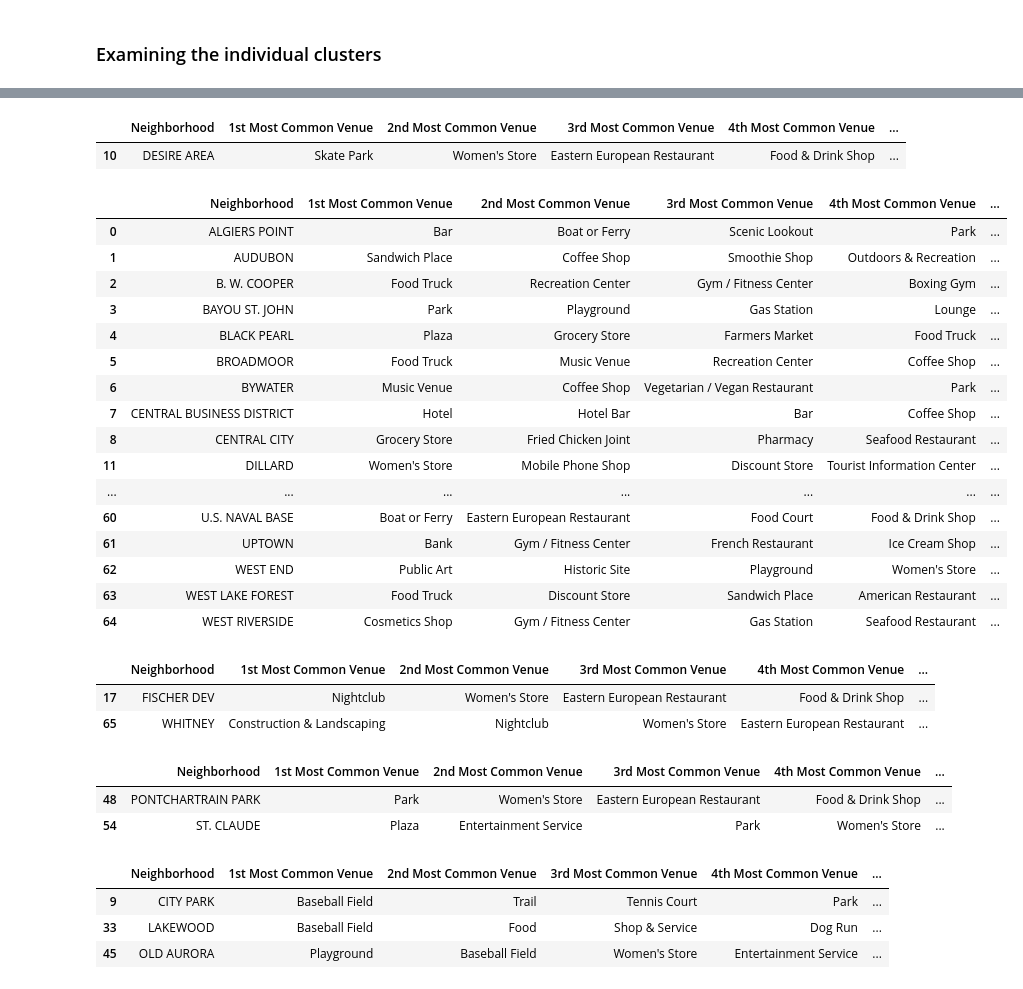
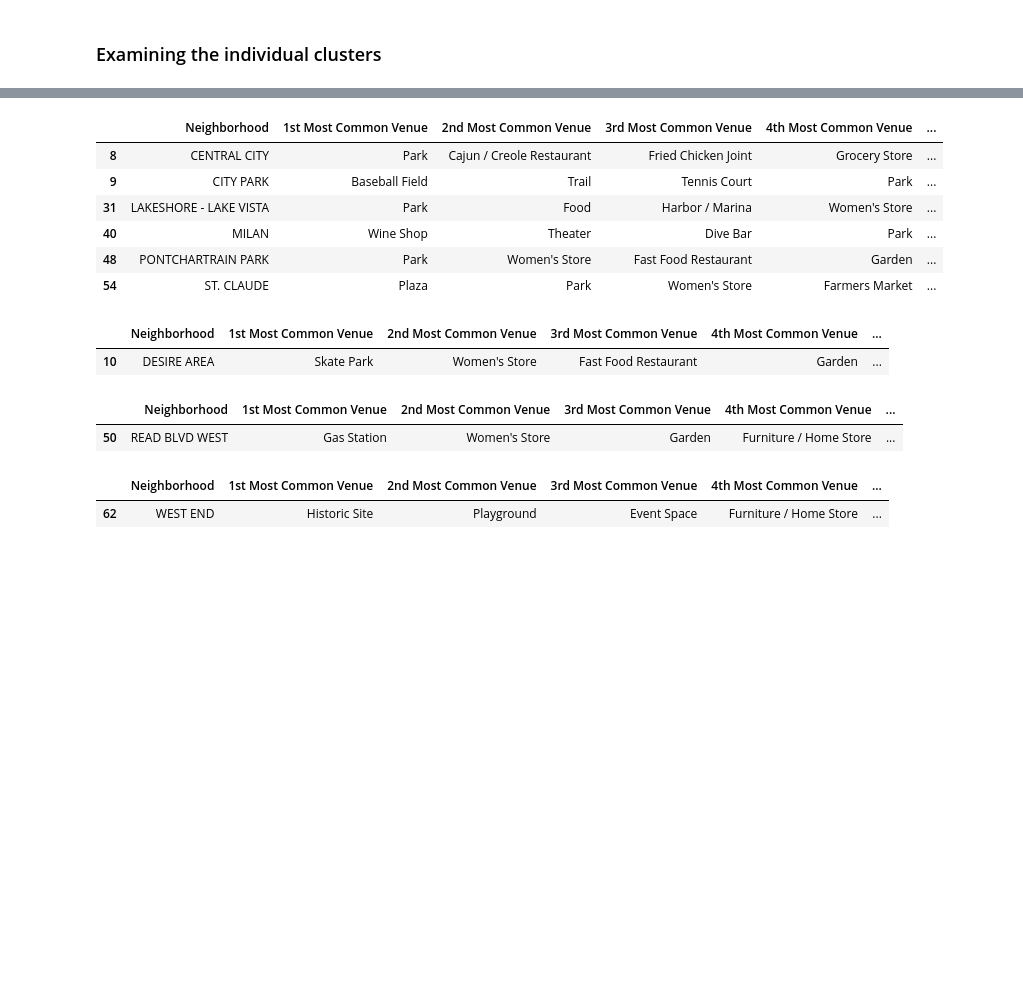
Before and after one commit to iakerber/Coursera_Capstone, a Jupyter notebook: Coursera_Capstone.ipynb, the cells around one changed output, grey strips where cells are left out. Saved outputs shown, nothing was run; the diff lists cells and outputs as text; code cells hidden in the pictures; blank space fills up the shorter version.

```diff
--- a/Coursera_Capstone.ipynb
+++ b/Coursera_Capstone.ipynb
@@ -437,7 +437,7 @@ neighborhoods_venues_sorted.head()
 # %%
 #clustering the neighbourhoods
 # set number of clusters
-kclusters = 5
+kclusters = 7
 
 newOrleans_grouped_clustering = newOrleans_grouped.drop('Neighborhood', 1)
 
@@ -528,54 +566,33 @@ map_clusters
+# %%
+#Examining the individual clusters
+#Cluster 3 -- Part cluster in center midtown, and part out at the big lake. Recreation area, tourists plus local Sunday visitors. Could use a different ethnic restaurant to complement what exists. Would be plenty of demand I think.
+newOrleans_merged.loc[newOrleans_merged['Cluster Labels'] == 3, newOrleans_merged.columns[[0] + list(range(4, newOrleans_merged.shape[1]))]]
+# %% [output]
+|  | Neighborhood | 1st Most Common Venue | 2nd Most Common Venue | 3rd Most Common Venue | 4th Most Common Venue | ... |
+| 8 | CENTRAL CITY | Park | Cajun / Creole Restaurant | Fried Chicken Joint | Grocery Store | ... |
+| 9 | CITY PARK | Baseball Field | Trail | Tennis Court | Park | ... |
+| 31 | LAKESHORE - LAKE VISTA | Park | Food | Harbor / Marina | Women's Store | ... |
+| 40 | MILAN | Wine Shop | Theater | Dive Bar | Park | ... |
+| 48 | PONTCHARTRAIN PARK | Park | Women's Store | Fast Food Restaurant | Garden | ... |
+| 54 | ST. CLAUDE | Plaza | Park | Women's Store | Farmers Market | ... |
 # %%
 #Examining the individual clusters
-#Cluster 0 --
-newOrleans_merged.loc[newOrleans_merged['Cluster Labels'] == 0, newOrleans_merged.columns[[0] + list(range(4, newOrleans_merged.shape[1]))]]
+#Cluster 4 -- Lone Desire area on outskirts of New Orleans. Perhaps lower class residents, because lots of fast food, food trucks. Maybe needs a couple of affordable family restaurants.
+newOrleans_merged.loc[newOrleans_merged['Cluster Labels'] == 4, newOrleans_merged.columns[[0] + list(range(4, newOrleans_merged.shape[1]))]]
 # %% [output]
 |  | Neighborhood | 1st Most Common Venue | 2nd Most Common Venue | 3rd Most Common Venue | 4th Most Common Venue | ... |
-| 10 | DESIRE AREA | Skate Park | Women's Store | Eastern European Restaurant | Food & Drink Shop | ... |
+| 10 | DESIRE AREA | Skate Park | Women's Store | Fast Food Restaurant | Garden | ... |
+# %%
+#Examining the individual clusters
+#Cluster 5 -- Lone neighborhood on east side of New Orleans, near the highway to out of town. Probably residential, lower middle class. Gas station main venue -- for transient traffic. Could use a family restaurant.
+newOrleans_merged.loc[newOrleans_merged['Cluster Labels'] == 5, newOrleans_merged.columns[[0] + list(range(4, newOrleans_merged.shape[1]))]]
+# %% [output]
+|  | Neighborhood | 1st Most Common Venue | 2nd Most Common Venue | 3rd Most Common Venue | 4th Most Common Venue | ... |
+| 50 | READ BLVD WEST | Gas Station | Women's Store | Garden | Furniture / Home Store | ... |
 # %%
 #Examining the individual clusters
-#Cluster 1 --
-newOrleans_merged.loc[newOrleans_merged['Cluster Labels'] == 1, newOrleans_merged.columns[[0] + list(range(4, newOrleans_merged.shape[1]))]]
+#Cluster 6 -- Between town and lake. Historic site, event space for special concerts or such. Must experience many out-of-towners. French restaurant is the only one. Could use another local/
+newOrleans_merged.loc[newOrleans_merged['Cluster Labels'] == 6, newOrleans_merged.columns[[0] + list(range(4, newOrleans_merged.shape[1]))]]
 # %% [output]
 |  | Neighborhood | 1st Most Common Venue | 2nd Most Common Venue | 3rd Most Common Venue | 4th Most Common Venue | ... |
-| 0 | ALGIERS POINT | Bar | Boat or Ferry | Scenic Lookout | Park | ... |
-| 1 | AUDUBON | Sandwich Place | Coffee Shop | Smoothie Shop | Outdoors & Recreation | ... |
-| 2 | B. W. COOPER | Food Truck | Recreation Center | Gym / Fitness Center | Boxing Gym | ... |
-| 3 | BAYOU ST. JOHN | Park | Playground | Gas Station | Lounge | ... |
-| 4 | BLACK PEARL | Plaza | Grocery Store | Farmers Market | Food Truck | ... |
-| 5 | BROADMOOR | Food Truck | Music Venue | Recreation Center | Coffee Shop | ... |
-| 6 | BYWATER | Music Venue | Coffee Shop | Vegetarian / Vegan Restaurant | Park | ... |
-| 7 | CENTRAL BUSINESS DISTRICT | Hotel | Hotel Bar | Bar | Coffee Shop | ... |
-| 8 | CENTRAL CITY | Grocery Store | Fried Chicken Joint | Pharmacy | Seafood Restaurant | ... |
-| 11 | DILLARD | Women's Store | Mobile Phone Shop | Discount Store | Tourist Information Center | ... |
-| ... | ... | ... | ... | ... | ... | ... |
-| 60 | U.S. NAVAL BASE | Boat or Ferry | Eastern European Restaurant | Food Court | Food & Drink Shop | ... |
-| 61 | UPTOWN | Bank | Gym / Fitness Center | French Restaurant | Ice Cream Shop | ... |
-| 62 | WEST END | Public Art | Historic Site | Playground | Women's Store | ... |
-| 63 | WEST LAKE FOREST | Food Truck | Discount Store | Sandwich Place | American Restaurant | ... |
-| 64 | WEST RIVERSIDE | Cosmetics Shop | Gym / Fitness Center | Gas Station | Seafood Restaurant | ... |
+| 62 | WEST END | Historic Site | Playground | Event Space | Furniture / Home Store | ... |
-# %%
-#Examining the individual clusters
-#Cluster 2 --
-newOrleans_merged.loc[newOrleans_merged['Cluster Labels'] == 2, newOrleans_merged.columns[[0] + list(range(4, newOrleans_merged.shape[1]))]]
-# %% [output]
-|  | Neighborhood | 1st Most Common Venue | 2nd Most Common Venue | 3rd Most Common Venue | 4th Most Common Venue | ... |
-| 17 | FISCHER DEV | Nightclub | Women's Store | Eastern European Restaurant | Food & Drink Shop | ... |
-| 65 | WHITNEY | Construction & Landscaping | Nightclub | Women's Store | Eastern European Restaurant | ... |
-# %%
-#Examining the individual clusters
-#Cluster 3 --
-newOrleans_merged.loc[newOrleans_merged['Cluster Labels'] == 3, newOrleans_merged.columns[[0] + list(range(4, newOrleans_merged.shape[1]))]]
-# %% [output]
-|  | Neighborhood | 1st Most Common Venue | 2nd Most Common Venue | 3rd Most Common Venue | 4th Most Common Venue | ... |
-| 48 | PONTCHARTRAIN PARK | Park | Women's Store | Eastern European Restaurant | Food & Drink Shop | ... |
-| 54 | ST. CLAUDE | Plaza | Entertainment Service | Park | Women's Store | ... |
-# %%
-#Examining the individual clusters
-#Cluster 4 --
-newOrleans_merged.loc[newOrleans_merged['Cluster Labels'] == 4, newOrleans_merged.columns[[0] + list(range(4, newOrleans_merged.shape[1]))]]
-# %% [output]
-|  | Neighborhood | 1st Most Common Venue | 2nd Most Common Venue | 3rd Most Common Venue | 4th Most Common Venue | ... |
-| 9 | CITY PARK | Baseball Field | Trail | Tennis Court | Park | ... |
-| 33 | LAKEWOOD | Baseball Field | Food | Shop & Service | Dog Run | ... |
-| 45 | OLD AURORA | Playground | Baseball Field | Women's Store | Entertainment Service | ... |
```
Also changed, not shown: parts of 20 cells of this notebook.
